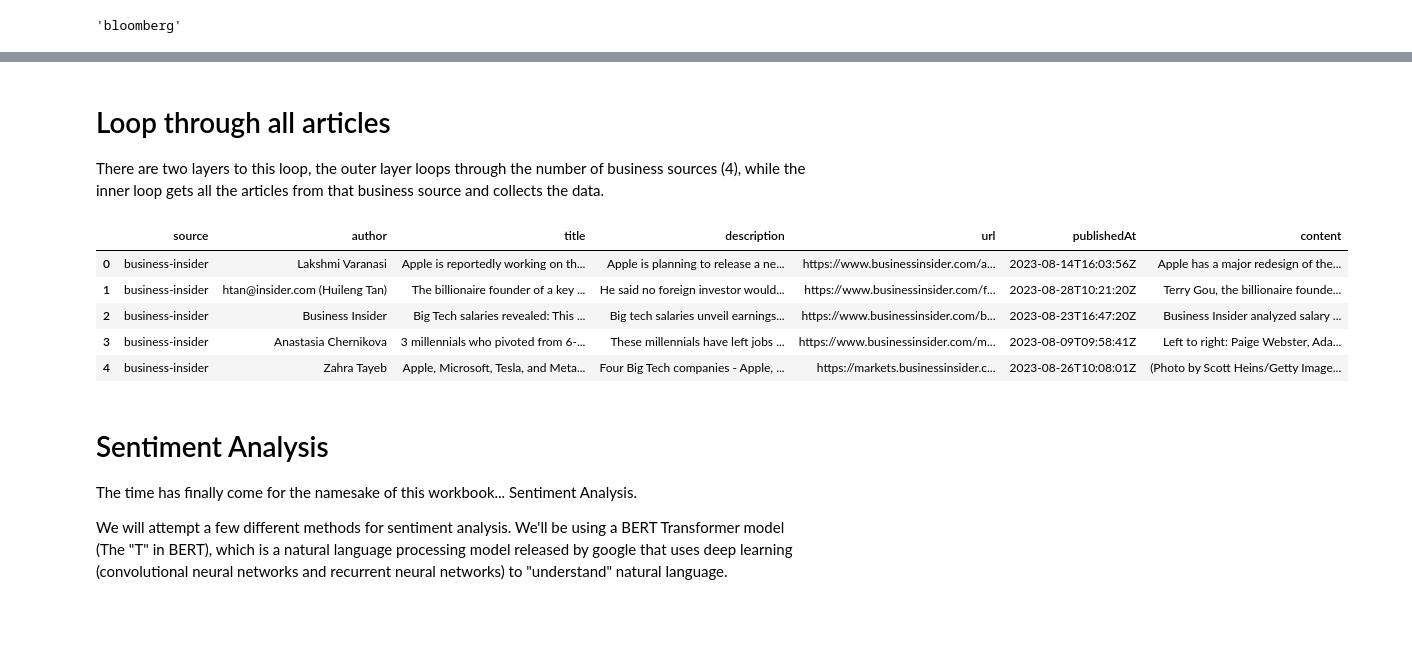
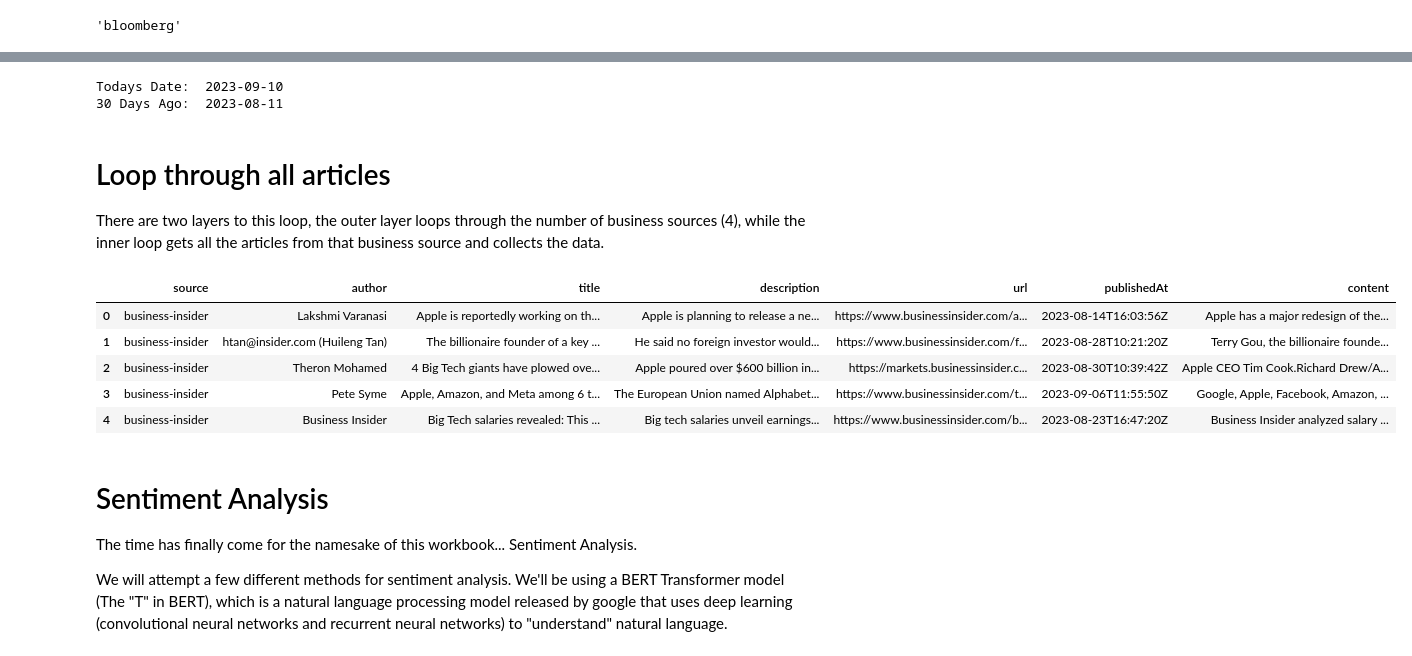
Before and after one commit to gossdante/news_sentiment, a Jupyter notebook: sentiment.ipynb, the cells around one changed output, grey strips where cells are left out. Saved outputs shown, nothing was run; the diff lists cells and outputs as text; code cells hidden in the pictures; blank space fills up the shorter version.

```diff
--- a/sentiment.ipynb
+++ b/sentiment.ipynb
@@ -103,3 +107,13 @@ top_headlines['articles'][0]
+# %%
+# Get 30 Days Ago
+import datetime
+from datetime import date, timedelta
+print('Todays Date: ', date.today().isoformat())
+print('30 Days Ago: ', (date.today()-timedelta(days=30)).isoformat())
+startdate=(date.today()-timedelta(days=30)).isoformat()
+# %% [output]
+Todays Date:  2023-09-10
+30 Days Ago:  2023-08-11
 # %% [markdown]
 # Loop through all articles
 There are two layers to this loop, the outer layer loops through the number of business sources (4), while the inner loop gets all the articles from that business source and collects the data.
@@ -112,37 +126,37 @@ description=pd.Series(name='description')
 url=pd.Series(name='url')
 publishedAt=pd.Series(name='publishedAt')
 content=pd.Series(name='content')
 # Use Counter
 counter=0
 # Loop through each source
 for source in business_sources['id']:
     news_articles = newsapi.get_everything(q='apple',
                                           sources=source,
-                                          from_param='2023-08-09',
+                                          from_param=startdate,
                                           )
     # Gather data from each article
     for idx, article in enumerate(news_articles['articles']):
         Source[counter] = article['source']['id']
         author[counter] = article['author']
         title[counter] = article['title']
         description[counter] = article['description']
         url[counter] = article['url']
         publishedAt[counter] = article['publishedAt']
         content[counter] = article['content']
         #author=pd.concat([Source,article['author']],axis=1)
         #for details in article:
         #    print(details['title'])
         counter = counter + 1
 # Combine
 all_articles = pd.concat([Source, author, title, description, url, publishedAt, content],axis=1)
 all_articles.head()
 # %% [output]
 |  | source | author | title | description | url | publishedAt | content |
 | 0 | business-insider | Lakshmi Varanasi | Apple is reportedly working on th... | Apple is planning to release a ne... | https://www.businessinsider.com/a... | 2023-08-14T16:03:56Z | Apple has a major redesign of the... |
 | 1 | business-insider | htan@insider.com (Huileng Tan) | The billionaire founder of a key ... | He said no foreign investor would... | https://www.businessinsider.com/f... | 2023-08-28T10:21:20Z | Terry Gou, the billionaire founde... |
-| 2 | business-insider | Business Insider | Big Tech salaries revealed: This ... | Big tech salaries unveil earnings... | https://www.businessinsider.com/b... | 2023-08-23T16:47:20Z | Business Insider analyzed salary ... |
-| 3 | business-insider | Anastasia Chernikova | 3 millennials who pivoted from 6-... | These millennials have left jobs ... | https://www.businessinsider.com/m... | 2023-08-09T09:58:41Z | Left to right: Paige Webster, Ada... |
-| 4 | business-insider | Zahra Tayeb | Apple, Microsoft, Tesla, and Meta... | Four Big Tech companies - Apple, ... | https://markets.businessinsider.c... | 2023-08-26T10:08:01Z | (Photo by Scott Heins/Getty Image... |
+| 2 | business-insider | Theron Mohamed | 4 Big Tech giants have plowed ove... | Apple poured over $600 billion in... | https://markets.businessinsider.c... | 2023-08-30T10:39:42Z | Apple CEO Tim Cook.Richard Drew/A... |
+| 3 | business-insider | Pete Syme | Apple, Amazon, and Meta among 6 t... | The European Union named Alphabet... | https://www.businessinsider.com/t... | 2023-09-06T11:55:50Z | Google, Apple, Facebook, Amazon, ... |
+| 4 | business-insider | Business Insider | Big Tech salaries revealed: This ... | Big tech salaries unveil earnings... | https://www.businessinsider.com/b... | 2023-08-23T16:47:20Z | Business Insider analyzed salary ... |
 # %% [markdown]
 # Sentiment Analysis
 The time has finally come for the namesake of this workbook... Sentiment Analysis.
```
Also changed, not shown: parts of 6 cells of this notebook.
